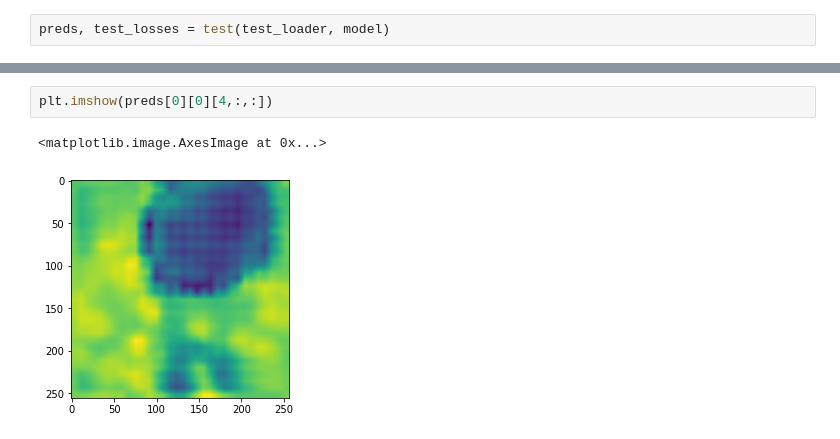
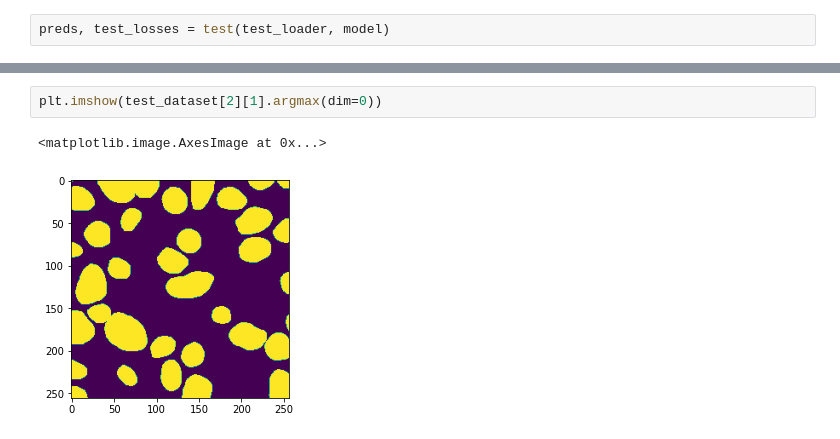
Before and after one commit to MahdiEsrafili/image_segmentation, a Jupyter notebook: cancer_instance_segmentation.ipynb, the cells around one changed output, grey strips where cells are left out. Saved outputs shown, nothing was run; the diff lists cells and outputs as text.

```diff
--- a/cancer_instance_segmentation.ipynb
+++ b/cancer_instance_segmentation.ipynb
@@ -498,5 +537,5 @@ plt.imshow(test_dataset[0][0].permute(1,2,0))
-# %%
-plt.imshow(preds[0][0][4,:,:])
-# %% [output]
-<matplotlib.image.AxesImage at 0x...>
-[figure, removed]
+# %%
+plt.imshow(test_dataset[2][1].argmax(dim=0))
+# %% [output]
+<matplotlib.image.AxesImage at 0x...>
+[figure, added]
```
Also changed, not shown: parts of 22 cells of this notebook.
